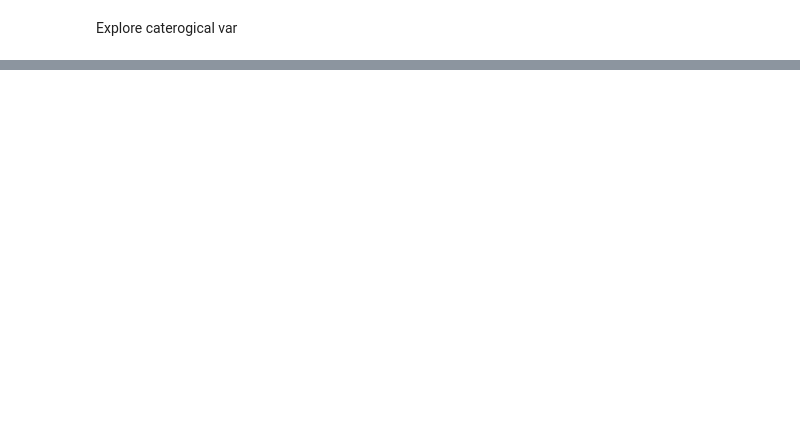
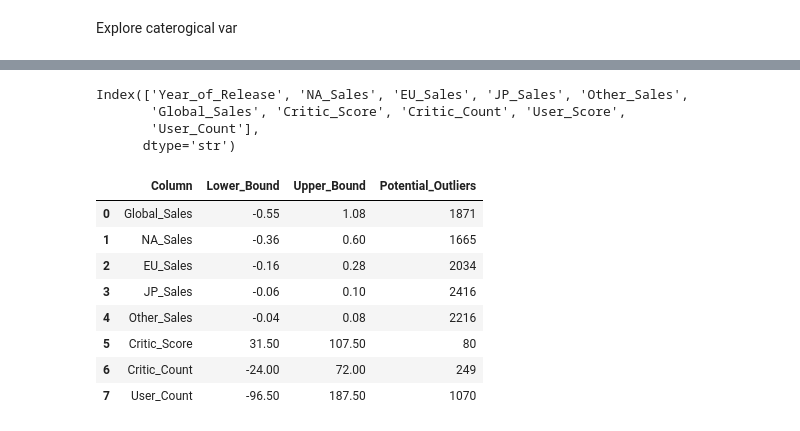
Before and after one commit to abinhyanmikha/Video-Game-Sales-Prediction-Using-Machine-Learning, a Jupyter notebook: data.ipynb, the cells around one changed output, grey strips where cells are left out. Cells and saved outputs as stored; diff of their text form; code cells hidden in the pictures; blank space fills up the shorter version.

Commit message:
trying something related to numberical data and checking outlier

```diff
--- a/data.ipynb
+++ b/data.ipynb
@@ -448,0 +769,42 @@ plt.show()
+# %%
+columns
+# %% [output]
+Index(['Year_of_Release', 'NA_Sales', 'EU_Sales', 'JP_Sales', 'Other_Sales',
+       'Global_Sales', 'Critic_Score', 'Critic_Count', 'User_Score',
+       'User_Count'],
+      dtype='str')
+# %%
+outlier_columns = [
+    "Global_Sales", "NA_Sales", "EU_Sales", "JP_Sales",
+    "Other_Sales", "Critic_Score", "Critic_Count", "User_Count"
+]
+outlier_results = []
+
+for col in outlier_columns:
+    if col not in df.columns:
+        continue
+    q1 = df[col].quantile(0.25)
+    q3 = df[col].quantile(0.75)
+    iqr = q3 - q1
+    lower_bound = q1 - 1.5 * iqr
+    upper_bound = q3 + 1.5 * iqr
+    count = ((df[col] < lower_bound) | (df[col] > upper_bound)).sum()
+    outlier_results.append({
+        "Column": col,
+        "Lower_Bound": lower_bound,
+        "Upper_Bound": upper_bound,
+        "Potential_Outliers": count
+    })
+
+outlier_df = pd.DataFrame(outlier_results)
+display(outlier_df.round(2))
+# %% [output]
+|  | Column | Lower_Bound | Upper_Bound | Potential_Outliers |
+| 0 | Global_Sales | -0.55 | 1.08 | 1871 |
+| 1 | NA_Sales | -0.36 | 0.60 | 1665 |
+| 2 | EU_Sales | -0.16 | 0.28 | 2034 |
+| 3 | JP_Sales | -0.06 | 0.10 | 2416 |
+| 4 | Other_Sales | -0.04 | 0.08 | 2216 |
+| 5 | Critic_Score | 31.50 | 107.50 | 80 |
+| 6 | Critic_Count | -24.00 | 72.00 | 249 |
+| 7 | User_Count | -96.50 | 187.50 | 1070 |
```
Also changed, not shown: parts of 39 cells of this notebook.
